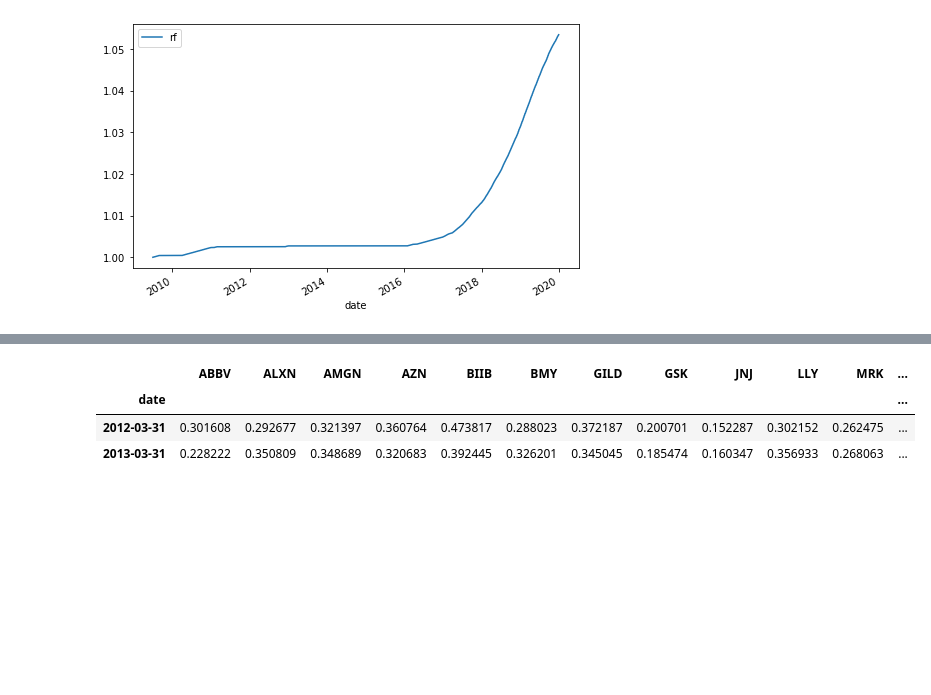
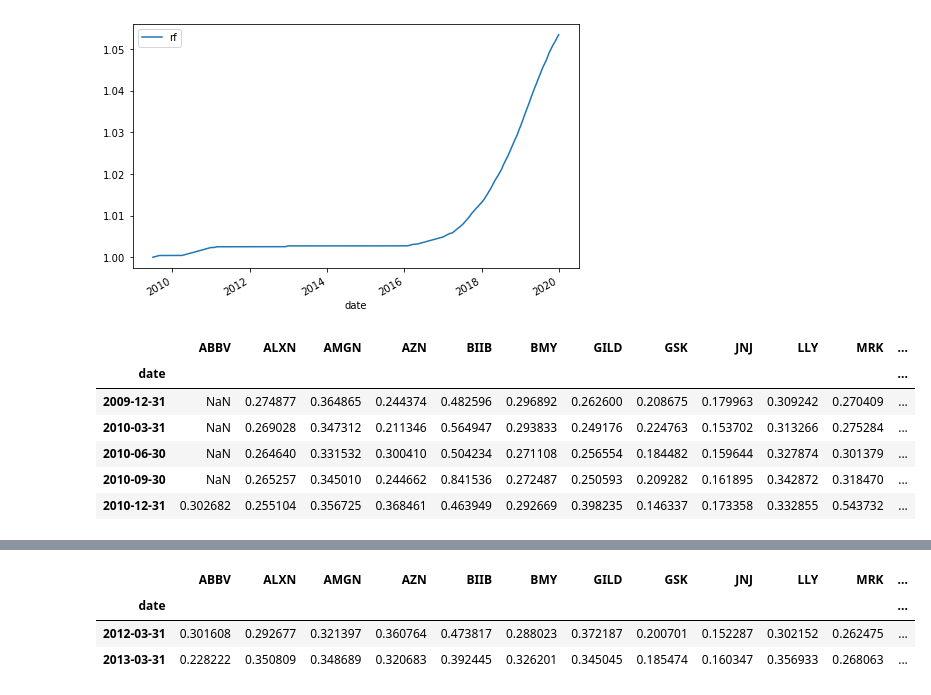
Before and after one commit to wvmrtn/mlf-project, a Jupyter notebook: main_returns_data_clean.ipynb, the cells around one changed output, grey strips where cells are left out. Drawn from its saved outputs; the diff is of its cells as text; code cells hidden in the pictures; blank space fills up the shorter version.

Commit message:
extended date of r and d expenses

```diff
--- a/main_returns_data_clean.ipynb
+++ b/main_returns_data_clean.ipynb
@@ -74,6 +74,16 @@ fig, ax = plt.subplots(figsize=(8, 5))
 [figure]
 # %%
 expenses = pd.read_csv('data/returns/raw/expenditures.csv', index_col=0)
+# %%
+expenses.head()
+# %% [output]
+|  | ABBV | ALXN | AMGN | AZN | BIIB | BMY | GILD | GSK | JNJ | LLY | MRK | ... |
+| date |  |  |  |  |  |  |  |  |  |  |  | ... |
+| 2009-12-31 | NaN | 0.274877 | 0.364865 | 0.244374 | 0.482596 | 0.296892 | 0.262600 | 0.208675 | 0.179963 | 0.309242 | 0.270409 | ... |
+| 2010-03-31 | NaN | 0.269028 | 0.347312 | 0.211346 | 0.564947 | 0.293833 | 0.249176 | 0.224763 | 0.153702 | 0.313266 | 0.275284 | ... |
+| 2010-06-30 | NaN | 0.264640 | 0.331532 | 0.300410 | 0.504234 | 0.271108 | 0.256554 | 0.184482 | 0.159644 | 0.327874 | 0.301379 | ... |
+| 2010-09-30 | NaN | 0.265257 | 0.345010 | 0.244662 | 0.841536 | 0.272487 | 0.250593 | 0.209282 | 0.161895 | 0.342872 | 0.318470 | ... |
+| 2010-12-31 | 0.302682 | 0.255104 | 0.356725 | 0.368461 | 0.463949 | 0.292669 | 0.398235 | 0.146337 | 0.173358 | 0.332855 | 0.543732 | ... |
 # %%
 expenses.isna().sum()
 # %% [output]
```
Also changed, not shown: parts of 3 cells of this notebook, 2 other files.
